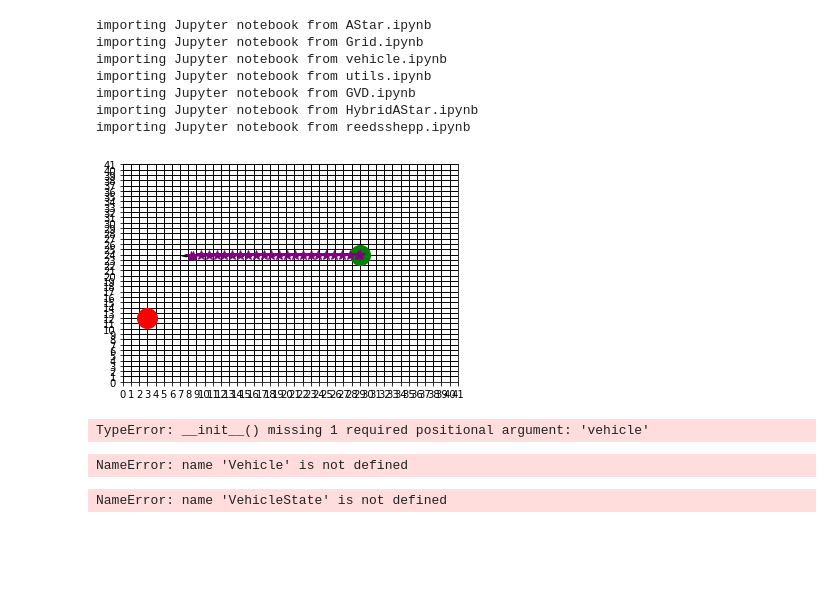
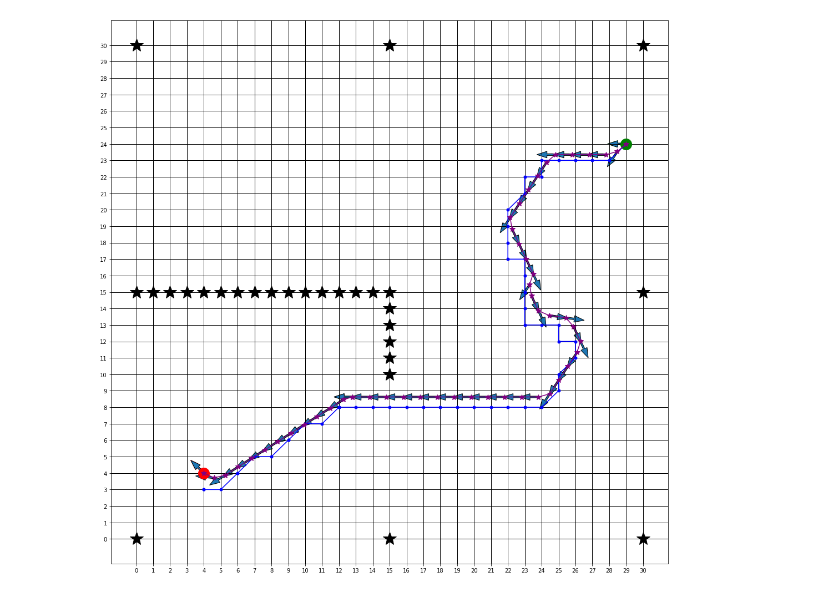
Before and after one commit to Globins/NeuralVroom, a Jupyter notebook: main.ipynb, the cells around one changed output. Saved outputs shown, nothing was run; the diff lists cells and outputs as text; code cells hidden in the pictures; blank space fills up the shorter version.

Commit message:
Reorganized files, started PathSmoother

```diff
--- a/main.ipynb
+++ b/main.ipynb
@@ -4,39 +4,34 @@ import numpy as np
 import matplotlib.pyplot as plt
 from matplotlib import colors
 
-import AStar
+from utils import *
+from vehicle import *
 from Grid import Grid
-from utils import *
 from HybridAStar import HybridAStar
-from vehicle import *
-from Draw import Drawer
+from PathSmoother import PathSmoother
 
-from IPython.core.display import HTML
-display(HTML("<style>pre { white-space: pre !important; }</style>"))
-np.set_printoptions(threshold=np.inf)
+#3rd party libraries used:
+# Numpy
+# enum
+# import_ipynb
+# priority queue
+# dataclass
+# random
+# matlab
+#NEed to refactor HybridAStar
-# %% [output]
-importing Jupyter notebook from AStar.ipynb
-importing Jupyter notebook from Grid.ipynb
-importing Jupyter notebook from vehicle.ipynb
-importing Jupyter notebook from utils.ipynb
-importing Jupyter notebook from GVD.ipynb
-importing Jupyter notebook from HybridAStar.ipynb
-importing Jupyter notebook from reedsshepp.ipynb
-[figure, removed]
-TypeError: __init__() missing 1 required positional argument: 'vehicle'
 # %%
 v = Vehicle((1,1))
 rows, cols = 31, 31
 g = Grid(rows, cols)
-obstacle_list = [(0,0), (30,30), (15,15), (0,30), (30,0), (15,0), (0,15), (30,15), (15,30)]
+obstacle_list = [(0,0), (30,30), (15,15), (0,30), (30,0), (15,0), (0,15), (30,15), (15,30), (1,15),
+                (2,15), (3,15),(4,15),(5,15),(6,15),(7,15),(8,15),(9,15),(10,15),(11,15),(12,15),(13,15),(14,15),
+                (15,14),(15,13),(15,12),(15,11),(15,10)]
 [g.AddObstacle(obs) for obs in obstacle_list]
 obs_X = [cell[0] for cell in g.obstacleCells]
 obs_Y = [cell[1] for cell in g.obstacleCells]
-# %% [output]
-NameError: name 'Vehicle' is not defined
 # %%
-start = VehicleState((29,24),180)
-end = VehicleState((0,12),180)
+start = VehicleState((29,24),np.deg2rad(180))
+end = VehicleState((4,4),np.deg2rad(135))
 path = []
 hastar = HybridAStar(g, v)
 path, states = hastar.run(start,end)
@@ -46,30 +41,38 @@ path_Y = [cell[1] for cell in path]
 
 state_X = [state.position[0] for state in states]
 state_Y = [state.position[1] for state in states]
-ori = [state.orientation for state in states]
+state_O = [state.orientation for state in states]
-# %% [output]
-NameError: name 'VehicleState' is not defined
 # %%
 #PRINTER
 #colormap
 cmap = colors.ListedColormap(['white', 'black'])
 bounds = [0,.5,1]
 norm = colors.BoundaryNorm(bounds, cmap.N)
 
 fig, ax = plt.subplots()
 #x.imshow(data,extent=[0, rows, 0, cols], cmap=cmap, norm=norm)
 ax.plot(start.position[0], start.position[1], marker='.', color='green', linestyle='none', MarkerSize=40)
+x, y, a, b = start.position[0], start.position[1], 1, np.rad2deg(start.orientation)
+x1, y1 = rpoint(x,y,a,b)
+plt.arrow(x, y, (x1-x)/2, (y1-y)/2, head_width = .4, width = .1,color='green')
 ax.plot(end.position[0], end.position[1], marker='.', color='red', linestyle='none', MarkerSize=40)
-ax.plot(path_X, path_Y, marker='.', color='b', MarkerSize=10)
+x, y, a, b = end.position[0], end.position[1], 1, np.rad2deg(end.orientation)
+x1, y1 = rpoint(x,y,a,b)
+plt.arrow(x, y, (x1-x)/2, (y1-y)/2, head_width = .4, width = .1,color='red')
+
+ax.plot(path_X, path_Y, marker='.', color='blue', MarkerSize=10)
 ax.plot(state_X, state_Y, marker='*', color='purple', MarkerSize=10)
+ax.plot(obs_X, obs_Y, marker='*', color='black', MarkerSize=25, linestyle='none')
 #draw gridlines
 ax.grid(which='major', axis='both', linestyle='-', color='k', linewidth=1)
-ax.set_xticks(np.arange(0, rows, 1));
-ax.set_yticks(np.arange(0, cols, 1));
-for index in range(len(states)):
-    x, y, a, b = state_X[index], state_Y[index], 1, np.rad2deg(ori[index])
+ax.set_xticks(np.arange(0, rows, 1))
+ax.set_yticks(np.arange(0, cols, 1))
+for index in range(len(state_O)):
+    x, y, a, b = state_X[index], state_Y[index], 1, np.rad2deg(state_O[index])
     x1, y1 = rpoint(x,y,a,b)
     plt.arrow(x, y, (x1-x)/2, (y1-y)/2, head_width = .4, width = .1,)
 
 plt.rcParams['figure.figsize'] = [18, 18]
 plt.show()
+# %% [output]
+[figure, added]
```
Also changed, not shown: parts of 1 cell of this notebook, 3 other files.
